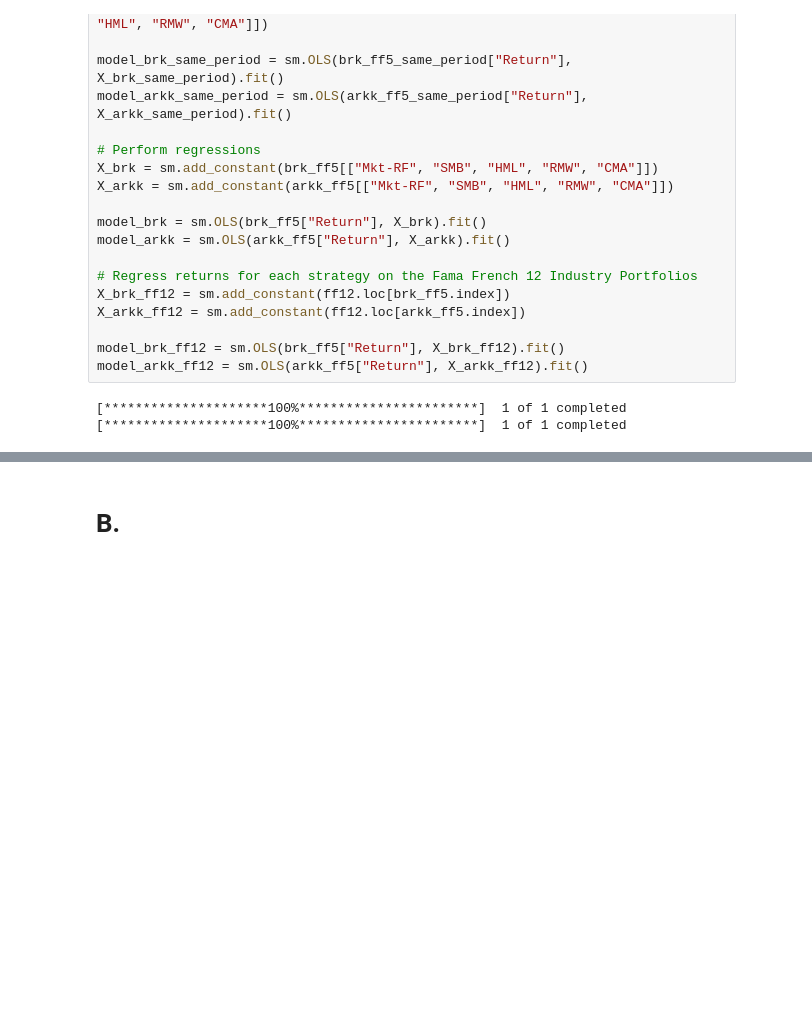
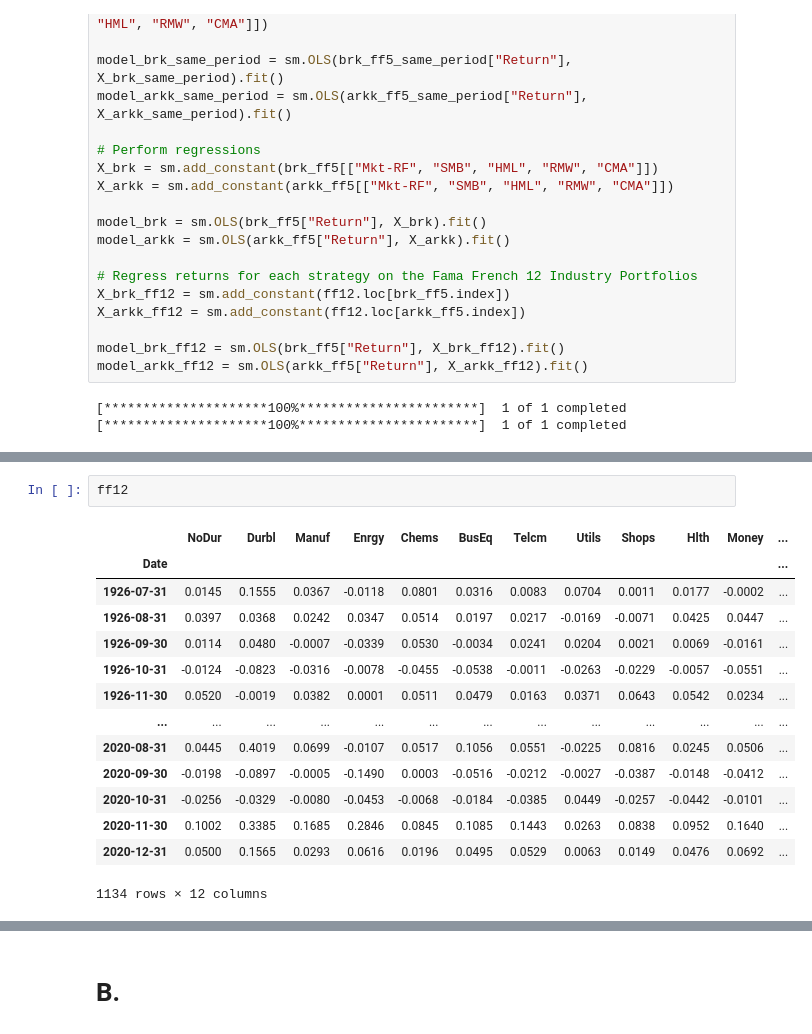
Before and after one commit to jonathoneco/bem114, a Jupyter notebook: Set2/Problem5.ipynb, the cells around one changed output, grey strips where cells are left out. Saved outputs shown, nothing was run; the diff lists cells and outputs as text; blank space fills up the shorter version.

```diff
--- a/Set2/Problem5.ipynb
+++ b/Set2/Problem5.ipynb
@@ -112,6 +112,23 @@ model_arkk.summary(), model_brk.summary()
  Notes:
  [1] Standard Errors assume that the covariance matrix of the errors is correctly specified.
  """)
+# %%
+ff12
+# %% [output]
+|  | NoDur | Durbl | Manuf | Enrgy | Chems | BusEq | Telcm | Utils | Shops | Hlth | Money | ... |
+| Date |  |  |  |  |  |  |  |  |  |  |  | ... |
+| 1926-07-31 | 0.0145 | 0.1555 | 0.0367 | -0.0118 | 0.0801 | 0.0316 | 0.0083 | 0.0704 | 0.0011 | 0.0177 | -0.0002 | ... |
+| 1926-08-31 | 0.0397 | 0.0368 | 0.0242 | 0.0347 | 0.0514 | 0.0197 | 0.0217 | -0.0169 | -0.0071 | 0.0425 | 0.0447 | ... |
+| 1926-09-30 | 0.0114 | 0.0480 | -0.0007 | -0.0339 | 0.0530 | -0.0034 | 0.0241 | 0.0204 | 0.0021 | 0.0069 | -0.0161 | ... |
+| 1926-10-31 | -0.0124 | -0.0823 | -0.0316 | -0.0078 | -0.0455 | -0.0538 | -0.0011 | -0.0263 | -0.0229 | -0.0057 | -0.0551 | ... |
+| 1926-11-30 | 0.0520 | -0.0019 | 0.0382 | 0.0001 | 0.0511 | 0.0479 | 0.0163 | 0.0371 | 0.0643 | 0.0542 | 0.0234 | ... |
+| ... | ... | ... | ... | ... | ... | ... | ... | ... | ... | ... | ... | ... |
+| 2020-08-31 | 0.0445 | 0.4019 | 0.0699 | -0.0107 | 0.0517 | 0.1056 | 0.0551 | -0.0225 | 0.0816 | 0.0245 | 0.0506 | ... |
+| 2020-09-30 | -0.0198 | -0.0897 | -0.0005 | -0.1490 | 0.0003 | -0.0516 | -0.0212 | -0.0027 | -0.0387 | -0.0148 | -0.0412 | ... |
+| 2020-10-31 | -0.0256 | -0.0329 | -0.0080 | -0.0453 | -0.0068 | -0.0184 | -0.0385 | 0.0449 | -0.0257 | -0.0442 | -0.0101 | ... |
+| 2020-11-30 | 0.1002 | 0.3385 | 0.1685 | 0.2846 | 0.0845 | 0.1085 | 0.1443 | 0.0263 | 0.0838 | 0.0952 | 0.1640 | ... |
+| 2020-12-31 | 0.0500 | 0.1565 | 0.0293 | 0.0616 | 0.0196 | 0.0495 | 0.0529 | 0.0063 | 0.0149 | 0.0476 | 0.0692 | ... |
+1134 rows × 12 columns
 # %%
 model_arkk_ff12.summary(), model_brk_ff12.summary()
 # %% [output]
```
Also changed, not shown: parts of 3 cells of this notebook, 1 other file.
